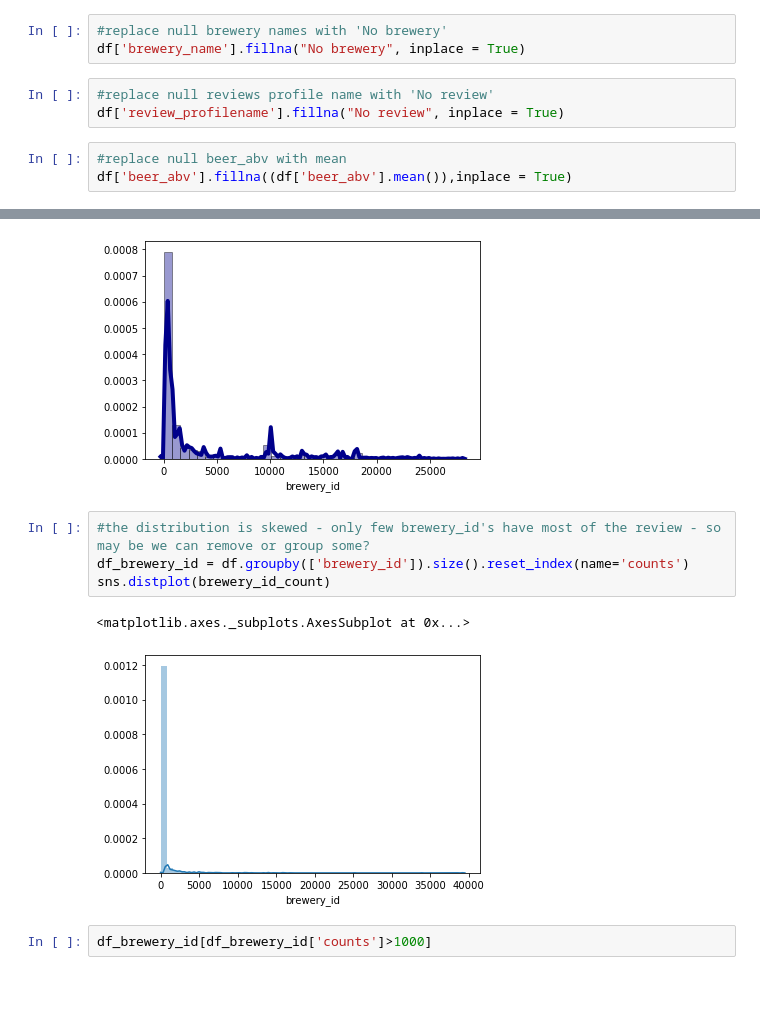
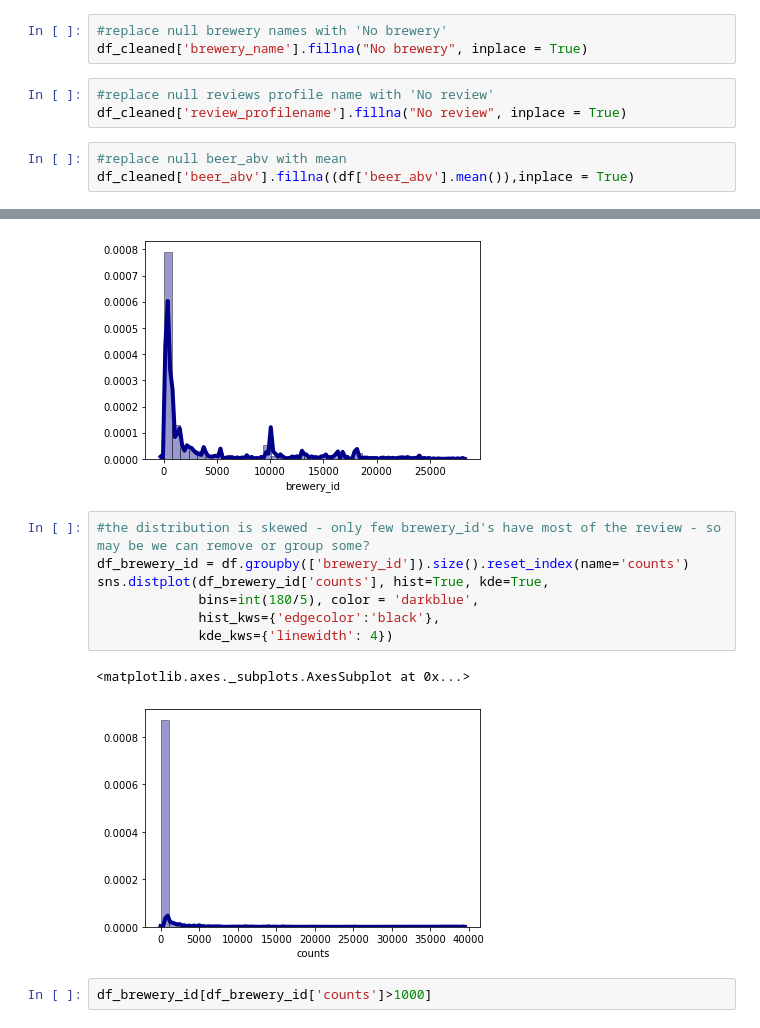
Before and after one commit to pri-mdsi/beerprediction, a Jupyter notebook: notebooks/1.beerprediction_2.ipynb, the cells around one changed output, grey strips where cells are left out. Drawn from its saved outputs; the diff is of its cells as text; blank space fills up the shorter version.

```diff
--- a/notebooks/1.beerprediction_2.ipynb
+++ b/notebooks/1.beerprediction_2.ipynb
@@ -164,10 +152,10 @@ len(df[df['review_profilename'].isnull()])
 # %%
 #replace null brewery names with 'No brewery'
-df['brewery_name'].fillna("No brewery", inplace = True)
+df_cleaned['brewery_name'].fillna("No brewery", inplace = True)
 # %%
 #replace null reviews profile name with 'No review'
-df['review_profilename'].fillna("No review", inplace = True)
+df_cleaned['review_profilename'].fillna("No review", inplace = True)
 # %%
 #replace null beer_abv with mean
-df['beer_abv'].fillna((df['beer_abv'].mean()),inplace = True)
+df_cleaned['beer_abv'].fillna((df['beer_abv'].mean()),inplace = True)
 # %%
@@ -216,10 +199,13 @@ sns.distplot(df['brewery_id'], hist=True, kde=True,
 # %%
 #the distribution is skewed - only few brewery_id's have most of the review - so may be we can remove or group some?
 df_brewery_id = df.groupby(['brewery_id']).size().reset_index(name='counts')
-sns.distplot(brewery_id_count)
+sns.distplot(df_brewery_id['counts'], hist=True, kde=True,
+             bins=int(180/5), color = 'darkblue',
+             hist_kws={'edgecolor':'black'},
+             kde_kws={'linewidth': 4})
 # %% [output]
 <matplotlib.axes._subplots.AxesSubplot at 0x...>
-[figure, old version]
+[figure, new version]
 # %%
 df_brewery_id[df_brewery_id['counts']>1000]
 # %% [output]
```
Also changed, not shown: parts of 15 cells of this notebook.
